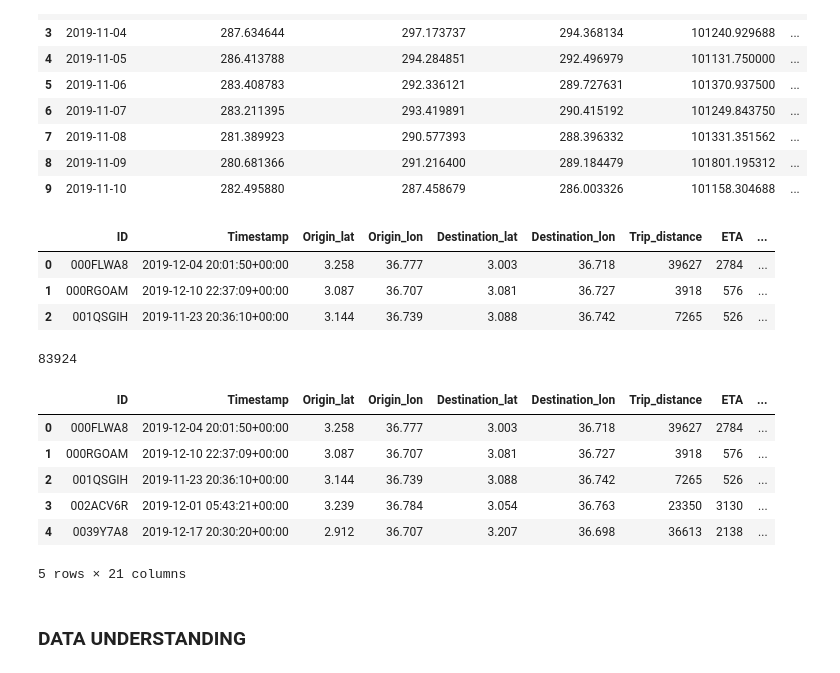
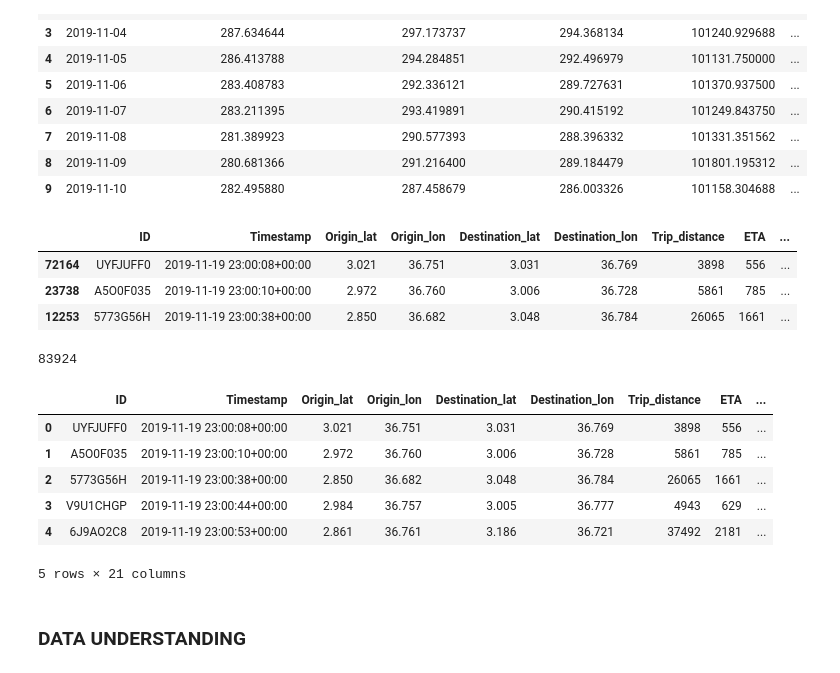
Before and after one commit to kwasichrappah/yassir_eta_prediction, a Jupyter notebook: yassir_eta_prediction.ipynb, the cells around one changed output. Cells and saved outputs as stored; diff of their text form; code cells hidden in the pictures.

```diff
--- a/yassir_eta_prediction.ipynb
+++ b/yassir_eta_prediction.ipynb
@@ -105,13 +105,14 @@ w_df.head(10)
 # %%
 #Split Datetime
 # Extract date into a new column
 df['date'] = df['Timestamp'].dt.date
+df= df.sort_values(by='Timestamp')
 df.head(3)
 # %% [output]
 |  | ID | Timestamp | Origin_lat | Origin_lon | Destination_lat | Destination_lon | Trip_distance | ETA | ... |
-| 0 | 000FLWA8 | 2019-12-04 20:01:50+00:00 | 3.258 | 36.777 | 3.003 | 36.718 | 39627 | 2784 | ... |
-| 1 | 000RGOAM | 2019-12-10 22:37:09+00:00 | 3.087 | 36.707 | 3.081 | 36.727 | 3918 | 576 | ... |
-| 2 | 001QSGIH | 2019-11-23 20:36:10+00:00 | 3.144 | 36.739 | 3.088 | 36.742 | 7265 | 526 | ... |
+| 72164 | UYFJUFF0 | 2019-11-19 23:00:08+00:00 | 3.021 | 36.751 | 3.031 | 36.769 | 3898 | 556 | ... |
+| 23738 | A5O0F035 | 2019-11-19 23:00:10+00:00 | 2.972 | 36.760 | 3.006 | 36.728 | 5861 | 785 | ... |
+| 12253 | 5773G56H | 2019-11-19 23:00:38+00:00 | 2.850 | 36.682 | 3.048 | 36.784 | 26065 | 1661 | ... |
 # %%
 #merge the two datasets
 # Convert 'date' columns to datetime
@@ -131,11 +132,11 @@ merged_df['hour']= merged_df['Timestamp'].dt.hour
 merged_df.head(5)
 # %% [output]
 |  | ID | Timestamp | Origin_lat | Origin_lon | Destination_lat | Destination_lon | Trip_distance | ETA | ... |
-| 0 | 000FLWA8 | 2019-12-04 20:01:50+00:00 | 3.258 | 36.777 | 3.003 | 36.718 | 39627 | 2784 | ... |
-| 1 | 000RGOAM | 2019-12-10 22:37:09+00:00 | 3.087 | 36.707 | 3.081 | 36.727 | 3918 | 576 | ... |
-| 2 | 001QSGIH | 2019-11-23 20:36:10+00:00 | 3.144 | 36.739 | 3.088 | 36.742 | 7265 | 526 | ... |
-| 3 | 002ACV6R | 2019-12-01 05:43:21+00:00 | 3.239 | 36.784 | 3.054 | 36.763 | 23350 | 3130 | ... |
-| 4 | 0039Y7A8 | 2019-12-17 20:30:20+00:00 | 2.912 | 36.707 | 3.207 | 36.698 | 36613 | 2138 | ... |
+| 0 | UYFJUFF0 | 2019-11-19 23:00:08+00:00 | 3.021 | 36.751 | 3.031 | 36.769 | 3898 | 556 | ... |
+| 1 | A5O0F035 | 2019-11-19 23:00:10+00:00 | 2.972 | 36.760 | 3.006 | 36.728 | 5861 | 785 | ... |
+| 2 | 5773G56H | 2019-11-19 23:00:38+00:00 | 2.850 | 36.682 | 3.048 | 36.784 | 26065 | 1661 | ... |
+| 3 | V9U1CHGP | 2019-11-19 23:00:44+00:00 | 2.984 | 36.757 | 3.005 | 36.777 | 4943 | 629 | ... |
+| 4 | 6J9AO2C8 | 2019-11-19 23:00:53+00:00 | 2.861 | 36.761 | 3.186 | 36.721 | 37492 | 2181 | ... |
 5 rows × 21 columns
 # %% [markdown]
 ### DATA UNDERSTANDING
```
Also changed, not shown: parts of 23 cells of this notebook.
